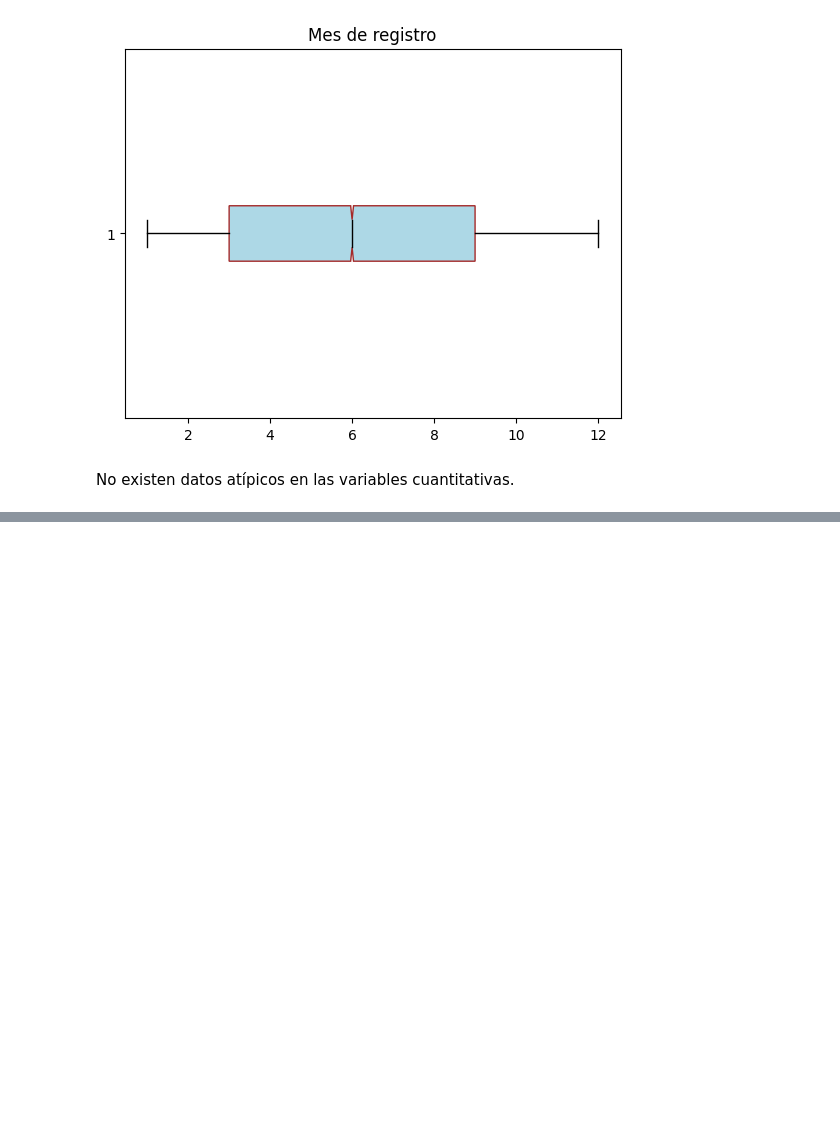
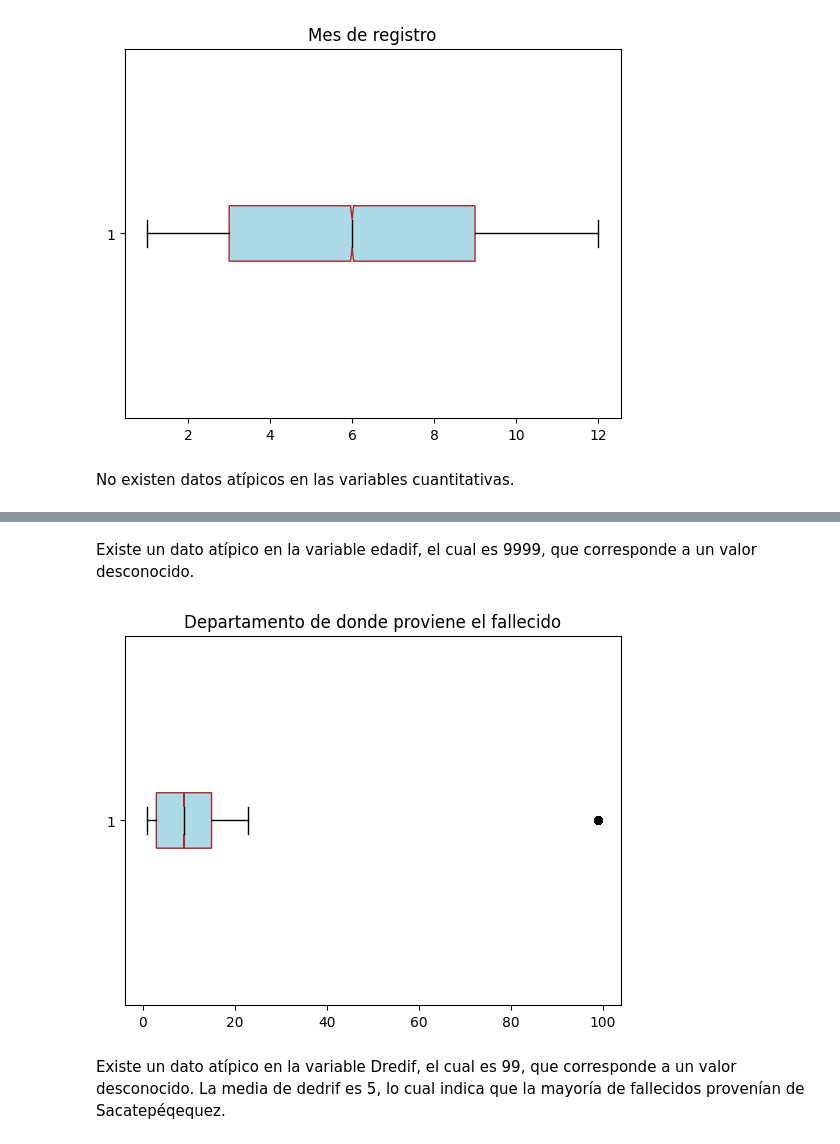
Before and after one commit to cayomol01/Proyecto1MD, a Jupyter notebook: proyecto.ipynb, the cells around one changed output, grey strips where cells are left out. Drawn from its saved outputs; the diff is of its cells as text; code cells hidden in the pictures; blank space fills up the shorter version.

```diff
--- a/proyecto.ipynb
+++ b/proyecto.ipynb
@@ -1073,0 +1096,25 @@ plt.show()
+# %% [markdown]
+Existe un dato atípico en la variable edadif, el cual es 9999, que corresponde a un valor desconocido.
+# %%
+# crear el boxplot
+plt.boxplot(defunciones['Dredif'],
+            vert=False,    # colocar el gráfico en horizontal
+            notch=True,    # dibujar una marca en el centro de cada caja
+            patch_artist=True,    # rellenar las cajas con colores
+            boxprops=dict(facecolor='lightblue', edgecolor='brown'),    # color y borde de las cajas
+            flierprops=dict(marker='o', markersize=5, markerfacecolor='black'),    # estilo de los puntos fuera de las cajas
+            medianprops=dict(color='black'),    # estilo de las líneas medianas
+            whiskerprops=dict(color='black'),    # estilo de los bigotes
+            capprops=dict(color='black')    # estilo de las líneas que terminan los bigotes
+           )
+
+# establecer el título del gráfico
+plt.title("Departamento de donde proviene el fallecido")
+
+# mostrar el gráfico
+plt.show()
+# %% [output]
+[figure, added]
+# %% [markdown]
+Existe un dato atípico en la variable Dredif, el cual es 99, que corresponde a un valor desconocido.
+La media de dedrif es 5, lo cual indica que la mayoría de fallecidos provenían de Sacatepéqequez.
```
Also changed, not shown: parts of 4 cells of this notebook.
